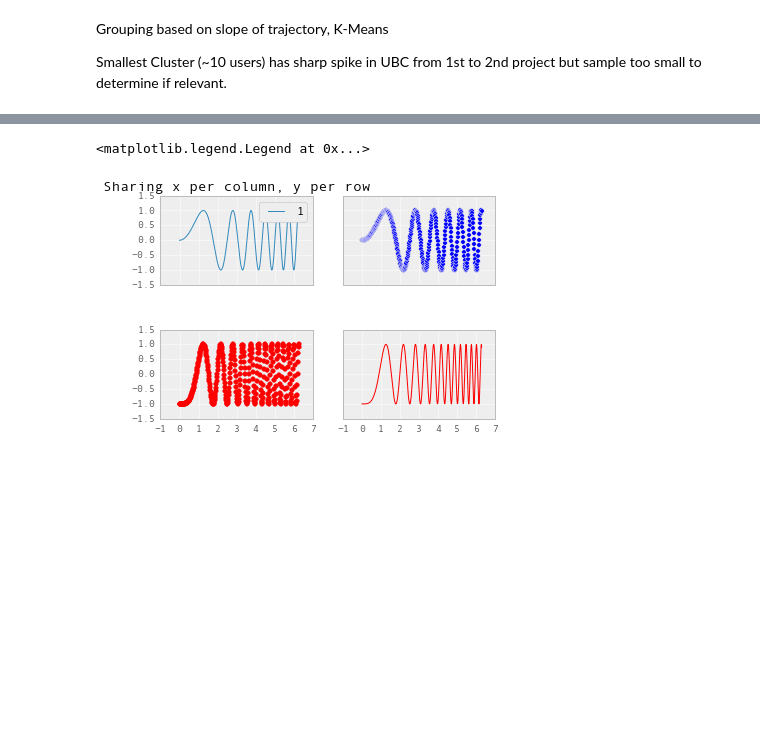
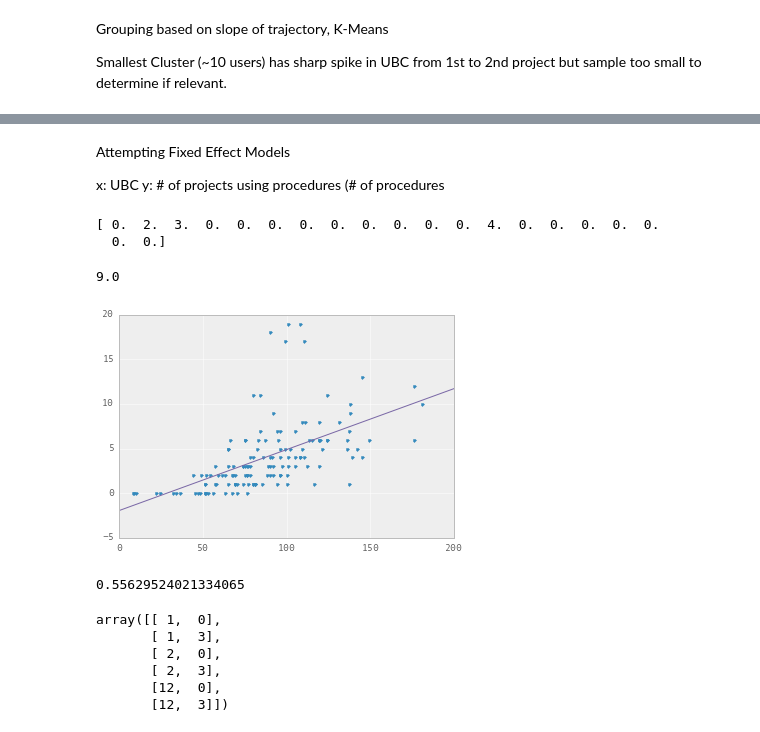
Before and after one commit to bxie/ai2_user_trajectory, a Jupyter notebook: analysis.ipynb, the cells around one changed output, grey strips where cells are left out. Cells and saved outputs as stored; diff of their text form; code cells hidden in the pictures; blank space fills up the shorter version.

```diff
--- a/analysis.ipynb
+++ b/analysis.ipynb
@@ -634,14 +795,5 @@ plot_popps(grouped_inds, grouped_by_text=g_text)
-# %%
-# Simple data to display in various forms
-x = np.linspace(0, 2 * np.pi, 400)
-y = np.sin(x ** 2)
-f, ((ax1, ax2), (ax3, ax4)) = plt.subplots(2, 2, sharex='col', sharey='row')
-ax1.plot(x, y)
-ax1.set_title('Sharing x per column, y per row')
-ax2.scatter(x, y)
-ax3.scatter(x, 2 * y ** 2 - 1, color='r')
-ax4.plot(x, 2 * y ** 2 - 1, color='r')
-ax1.legend([1])
-# %% [output]
-<matplotlib.legend.Legend at 0x...>
-[figure, removed]
+# %% [markdown]
+Attempting Fixed Effect Models
+
+x: UBC
+y: # of projects using procedures (# of procedures
@@ -647,0 +838,61 @@ ax1.legend([1])
+# %%
+uid = '000317'
+proj_inds = get_specific_popps_counts(uid, 'proc')
+# num_proj = np.nonzero(proj_inds>0)[0].shape[0]
+# num_proj
+np.sum(proj_inds)
+# %% [output]
+[ 0.  2.  3.  0.  0.  0.  0.  0.  0.  0.  0.  0.  4.  0.  0.  0.  0.  0.
+  0.  0.]
+9.0
+# %%
+#getting UBC and # of projects w/ procedure for each user
+#end UBC
+ubc = T_all[:,-1]
+# print ubc
+
+is_binary = True
+data = np.zeros([len(ubc), 2])
+data[:,0] = ubc
+
+# print user_ids
+
+user_ids = get_users(20)
+for i in range(len(user_ids)):
+    uid = user_ids.keys()[i]
+    proj_inds = get_specific_popps_counts(uid, 'proc', binary=is_binary)
+    if is_binary:
+        count = np.nonzero(proj_inds>0)[0].shape[0]
+    else:
+        count = np.sum(proj_inds)
+    data[i,1] = count
+# %%
+x = data[:,0]
+y = data[:,1]
+fit = np.polyfit(x,y,1)
+p = np.poly1d(fit)
+
+
+xp = np.linspace(0,200,1000)
+
+_ = plt.plot(x, y, '.', xp, p(xp), '-')
+# plt.scatter(x, y)
+# %% [output]
+[figure, added]
+# %%
+# calculating correlation
+np.corrcoef(x,y)[0,1]
+# %% [output]
+0.55629524021334065
+# %%
+pf = get_freq_matrix('000317', 20)
+block_inds = get_block_indices(POPPS_MAP['proc'], BLOCK_TYPES)
+found_proj_ind = np.argwhere(pf[:,block_inds]>0) #locations in P_b that show block in project
+found_proj_ind
+# %% [output]
+array([[ 1,  0],
+       [ 1,  3],
+       [ 2,  0],
+       [ 2,  3],
+       [12,  0],
+       [12,  3]])
```
Also changed, not shown: parts of 24 cells of this notebook.
